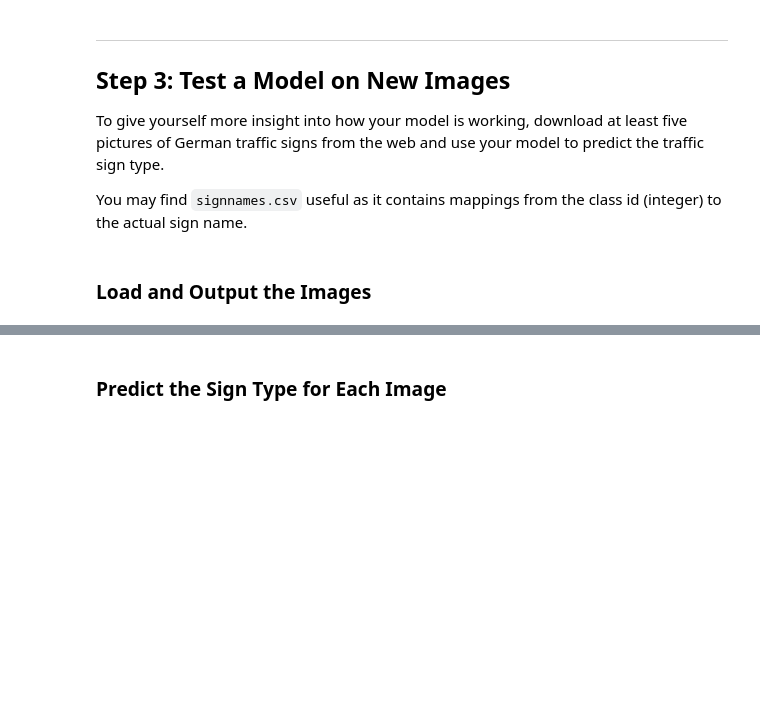
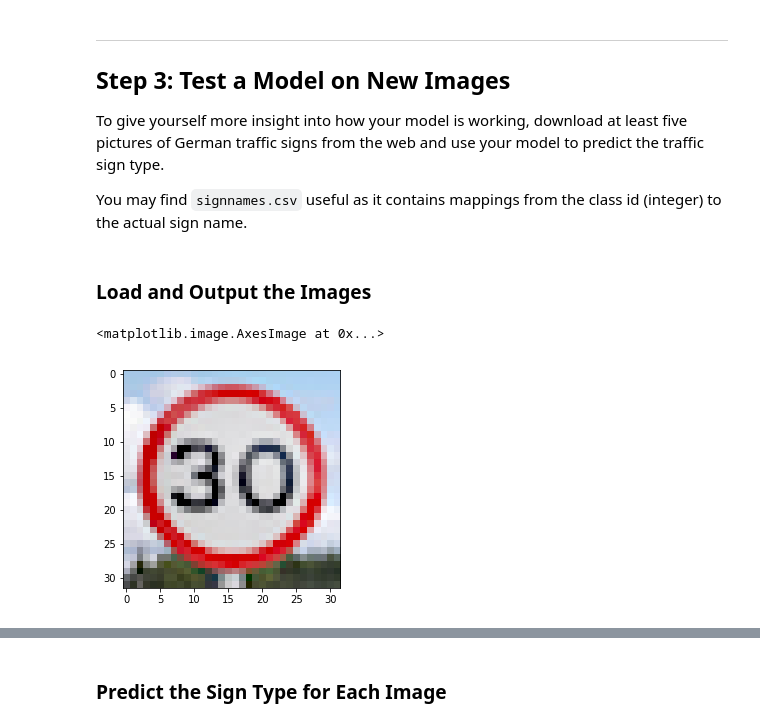
Before and after one commit to Profshen/CarND-Term1-P2, a Jupyter notebook: Traffic_Sign_Classifier.ipynb, the cells around one changed output, grey strips where cells are left out. Drawn from its saved outputs; the diff is of its cells as text; code cells hidden in the pictures; blank space fills up the shorter version.

```diff
--- a/Traffic_Sign_Classifier.ipynb
+++ b/Traffic_Sign_Classifier.ipynb
@@ -399,0 +400,27 @@ You may find `signnames.csv` useful as it contains mappings from the class id (i
+# %%
+### Load the images and plot them here.
+import matplotlib.image as mpimg
+import matplotlib.pyplot as plt
+import numpy as np
+from sklearn.utils import shuffle
+
+
+new_signs = np.array([
+    mpimg.imread('{}/30 speed.png'.format('./Downloaded_Signs')),
+    mpimg.imread('{}/100 speed.png'.format('./Downloaded_Signs')),
+    mpimg.imread('{}/yield.png'.format('./Downloaded_Signs')),
+    mpimg.imread('{}/road work.png'.format('./Downloaded_Signs')),
+    mpimg.imread('{}/straight or right.png'.format('./Downloaded_Signs'))
+])
+new_sign_labels = np.array([
+    1,
+    7,
+    13,
+    25,
+    36
+])
+# %%
+plt.imshow(new_signs[0])
+# %% [output]
+<matplotlib.image.AxesImage at 0x...>
+[figure, added]
```
Also changed, not shown: parts of 24 cells of this notebook, 34 other files.
